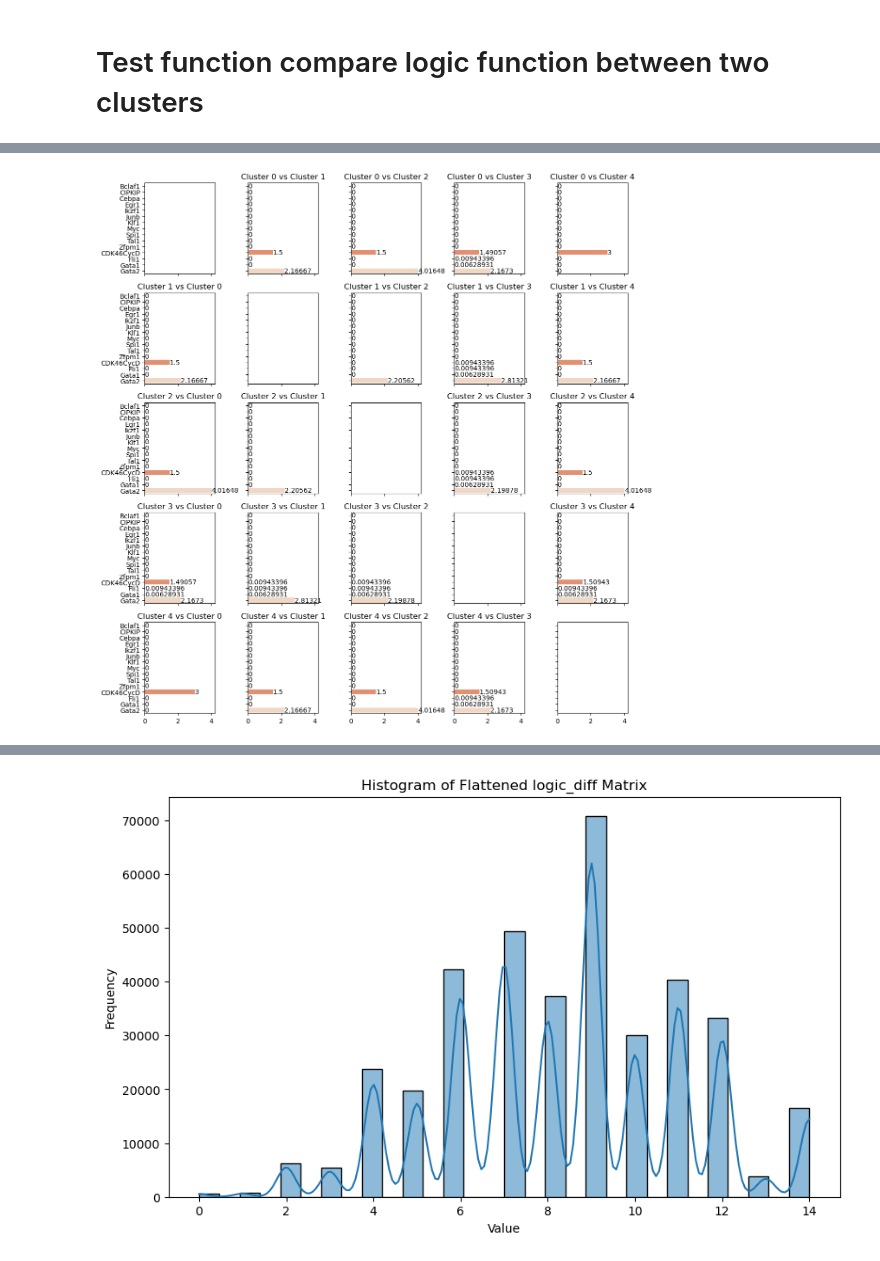
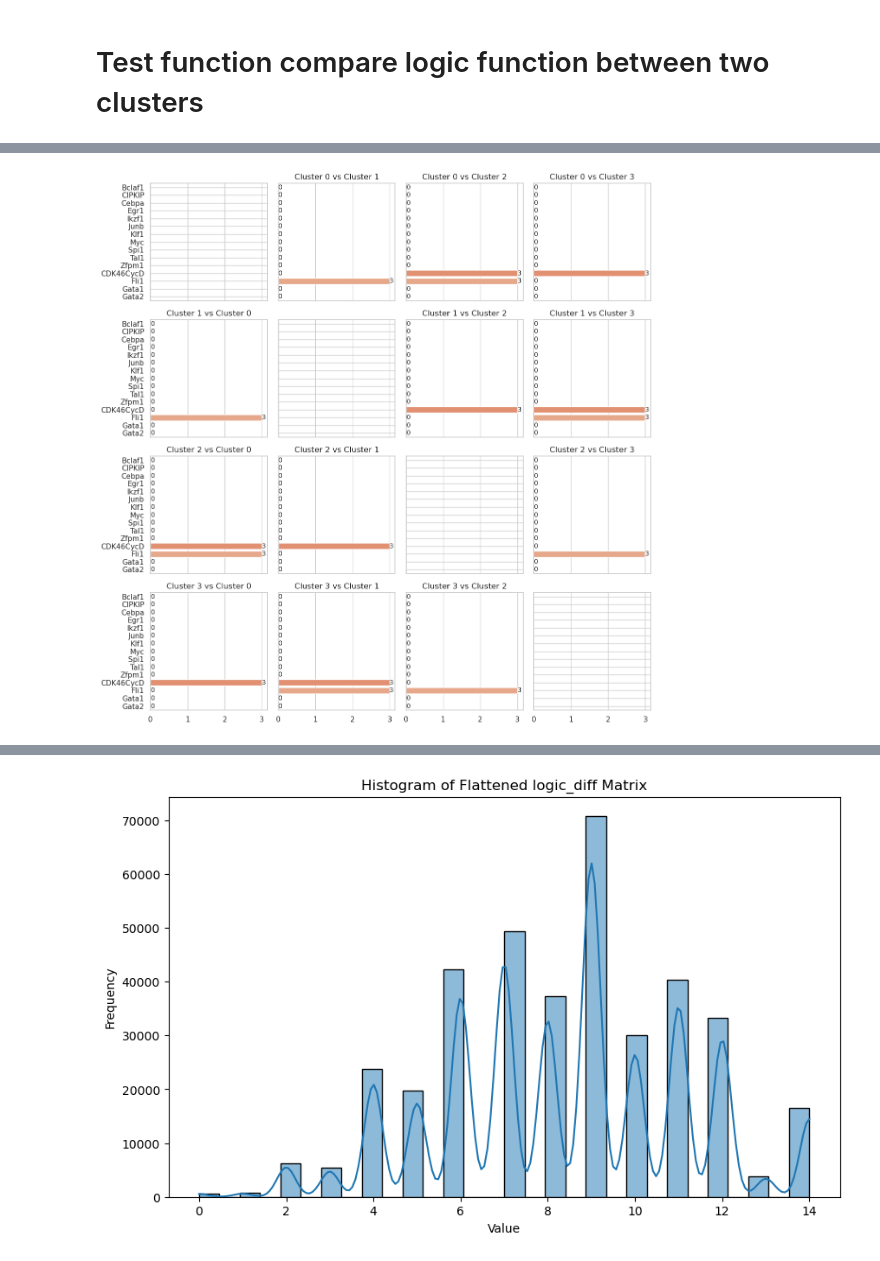
Before and after one commit to sysbio-curie/AstroLogics, a Jupyter notebook: scripts/Tutorial_herault_hematopoiesis.ipynb, the cells around one changed output, grey strips where cells are left out. Drawn from its saved outputs; the diff is of its cells as text; code cells hidden in the pictures.

Commit message:
Update figures and scripts for the tutorial

```diff
--- a/scripts/Tutorial_herault_hematopoiesis.ipynb
+++ b/scripts/Tutorial_herault_hematopoiesis.ipynb
@@ -200,7 +213,7 @@ plt.show()
 # %%
 from sklearn.preprocessing import OrdinalEncoder
 # %%
-model_cluster = pd.Series(model.trajectory.cluster_dict)
+model_cluster = model.logic.pca_df.Kmean_Cluster
 model_logic = model.logic.model_logic
 
 var_logic_clust = pd.DataFrame()
@@ -229,9 +261,9 @@ var_logic_clust= var_logic_clust.loc[sort_index]
 # %%
 import matplotlib.pyplot as plt
-fig, axes = plt.subplots(5, 1, figsize=(10, 18), sharex=True)
+fig, axes = plt.subplots(4, 1, figsize=(10, 18), sharex=True)
 plt.ylim(0, 65)
 
-for i in range(5):
+for i in range(4):
     sns.barplot(x=var_logic_clust.index, y=var_logic_clust[i], palette="rocket", ax=axes[i])
     axes[i].axhline(0, color="k", clip_on=False)
     axes[i].set_ylabel(f"Cluster {i}")
@@ -244,0 +277,32 @@ plt.show()
+# %%
+test = model.logic.logic_clause_flattend.copy()
+sort_index = list(test.mean(axis = 1).sort_values(ascending = False).index)
+
+result_df = pd.DataFrame()
+
+for cluster in model.trajectory.cluster_dict.values():
+    cluster_id = [key for key, value in model.trajectory.cluster_dict.items() if value == cluster]
+    cluster_mtx = test.loc[:, test.columns.isin(cluster_id)]
+    cluster_mean = cluster_mtx.mean(axis=1)
+    result_df[f'Cluster_{cluster}'] = cluster_mean
+
+# Convert the result_df to a long format for easier plotting with seaborn
+result_df = result_df.loc[sort_index,:]
+result_long_df = result_df.reset_index().melt(id_vars='index', var_name='Cluster', value_name='Value')
+
+# Create the dot plot
+plt.figure(figsize=(5, 15))
+sns.set_theme(style="whitegrid")
+dotplot = sns.scatterplot(data=result_long_df,
+                          x='Cluster', y='index',
+                          size='Value', hue='Value',
+                          palette='viridis', sizes=(20, 200), legend=None,
+                          edgecolor = 'black', linewidth = 0.8)
+
+# Customize the plot
+plt.title('Dotplot of Cluster Means')
+plt.xlabel('Cluster')
+plt.ylabel('Logic Clause')
+plt.xticks(rotation=90)
+plt.xlim(-1,4)
+plt.show()
@@ -250,7 +316,7 @@ test = model.logic.logic_clause_flattend.copy()
 
 # Get the model name for each cluster
 cluster0 = model_cluster.index[model_cluster == 0]
-cluster1 = model_cluster.index[model_cluster == 4]
+cluster1 = model_cluster.index[model_cluster == 1]
 
 # Calculate the differences between the two clusters
 test_dif = test[cluster0].mean(axis = 1) - test[cluster1].mean(axis=1)
@@ -290,7 +368,7 @@ AttributeError: 'list' object has no attribute 'sort_values'
 # %%
 # Assuming model.logic.logic_clause_flattend and model_cluster are already defined
 test = model.logic.logic_clause_flattend.copy()
-unique_clusters = [0,1,2,3,4]
+unique_clusters = [0,1,2,3,]
 
 # Create a grid of subplots
 num_clusters = len(unique_clusters)
@@ -304,34 +382,34 @@ for i, cluster_i in enumerate(unique_clusters):
             cluster_i_indices = model_cluster.index[model_cluster == cluster_i]
             cluster_j_indices = model_cluster.index[model_cluster == cluster_j]
 
             # Calculate the differences between the two clusters
             test_dif = test[cluster_i_indices].mean(axis=1) - test[cluster_j_indices].mean(axis=1)
 
             # Split the index into two parts
             split_index = test_dif.index.str.split('_', expand=True)
             split_df = split_index.to_frame(index=False)
             split_df['value'] = test_dif.values
 
             # Pivot the DataFrame to create the matrix
             matrix = split_df.pivot(index=0, columns=1, values='value')
 
             # Display the matrix
             plot_value = matrix.abs().sum(axis=1)[sort_index]
 
             # Plot the differences in the corresponding subplot
             ax = axes[i, j]
             sns.barplot(x=plot_value.values, y=plot_value.index, palette="rocket", ax=ax)
             #ax.axhline(0, color="k", clip_on=False)
             #ax.set_xlabel(None)
             #ax.set_xticklabels(ax.get_xticklabels(), rotation=90)
             ax.bar_label(ax.containers[0], fontsize=10)
             ax.set_title(f'Cluster {cluster_i} vs Cluster {cluster_j}')
 
 # Adjust layout
 plt.tight_layout()
 plt.show()
 # %% [output]
-[figure, old version]
+[figure, new version]
 # %%
 sns.clustermap(matrix.fillna(0), cmap='vlag', vmax=1, vmin=-1, mask=matrix.isna(), cbar_kws={'label': 'Value'}, figsize=(10, 10), linewidth = .5)
 
```
Also changed, not shown: parts of 17 cells of this notebook, 4 other files.
